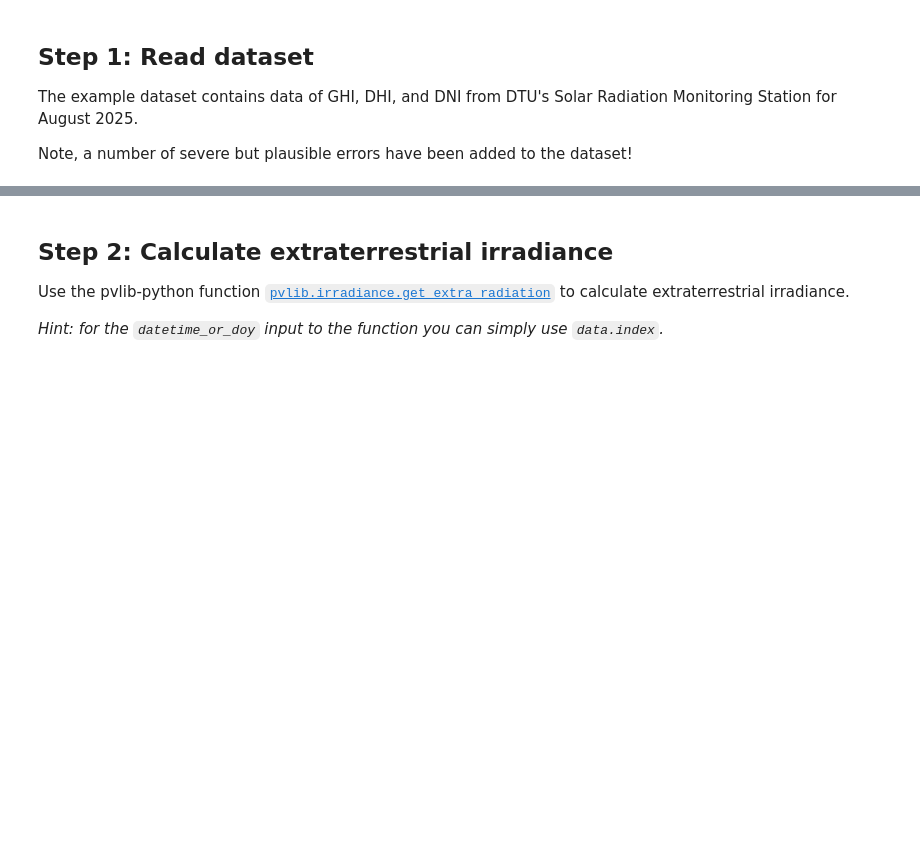
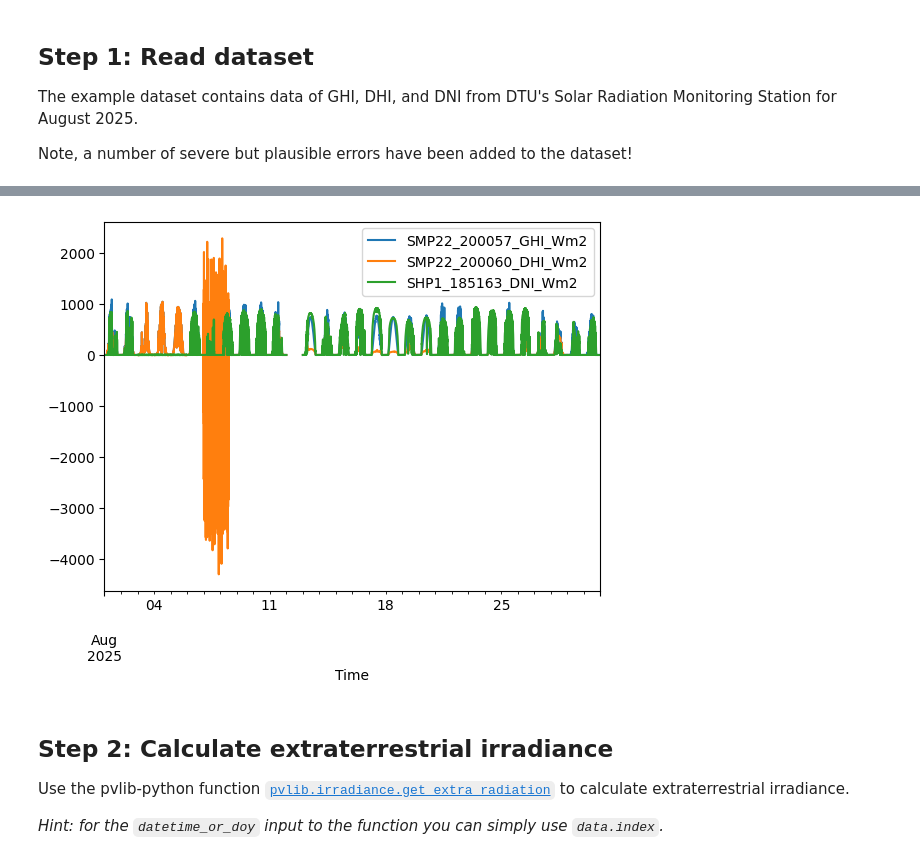
Before and after one commit to AdamRJensen/solar-resource-course, a Jupyter notebook: quality-control-bsrn-checks.ipynb, the cells around one changed output, grey strips where cells are left out. Cells and saved outputs as stored; diff of their text form; code cells hidden in the pictures; blank space fills up the shorter version.

```diff
--- a/quality-control-bsrn-checks.ipynb
+++ b/quality-control-bsrn-checks.ipynb
@@ -34,3 +34,7 @@ data.head()
+# %%
+data[['SMP22_200057_GHI_Wm2', 'SMP22_200060_DHI_Wm2', 'SHP1_185163_DNI_Wm2']].plot();
+# %% [output]
+[figure, added]
 # %% [markdown]
 ## Step 2: Calculate extraterrestrial irradiance
 
```
Also changed, not shown: parts of 9 cells of this notebook.
